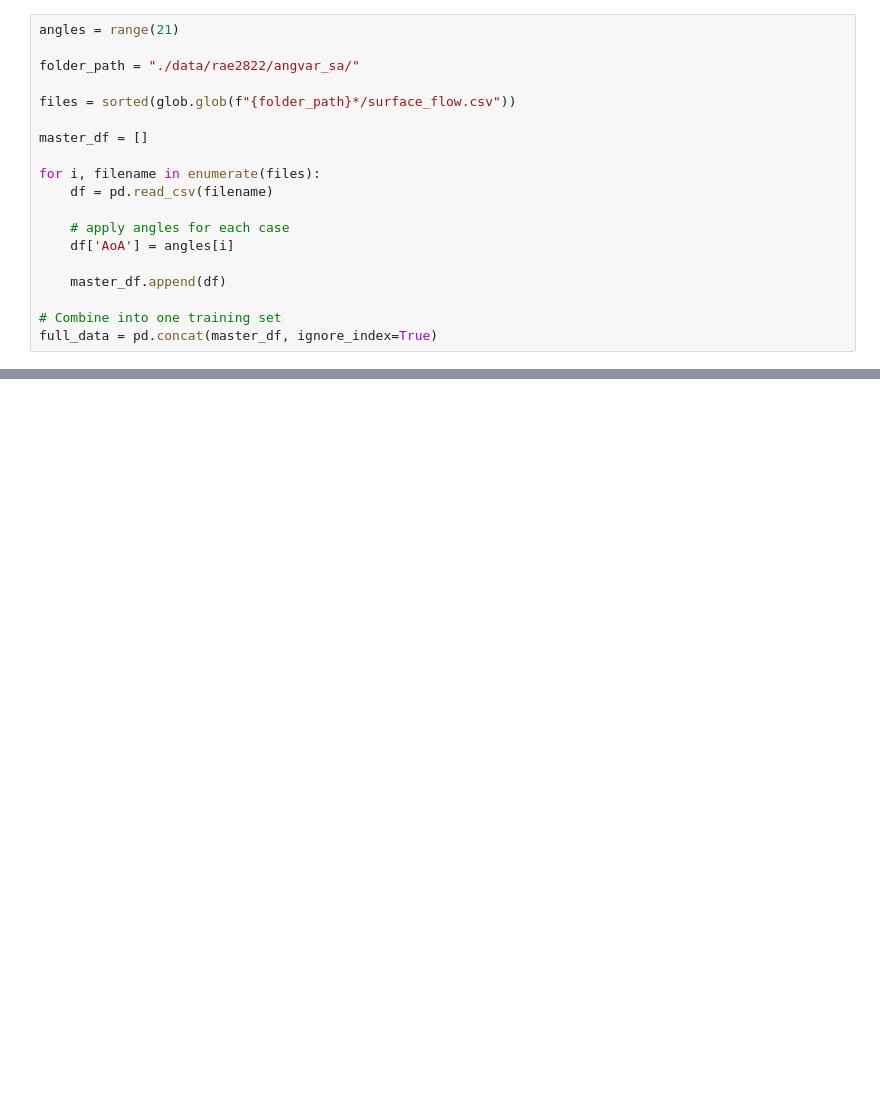
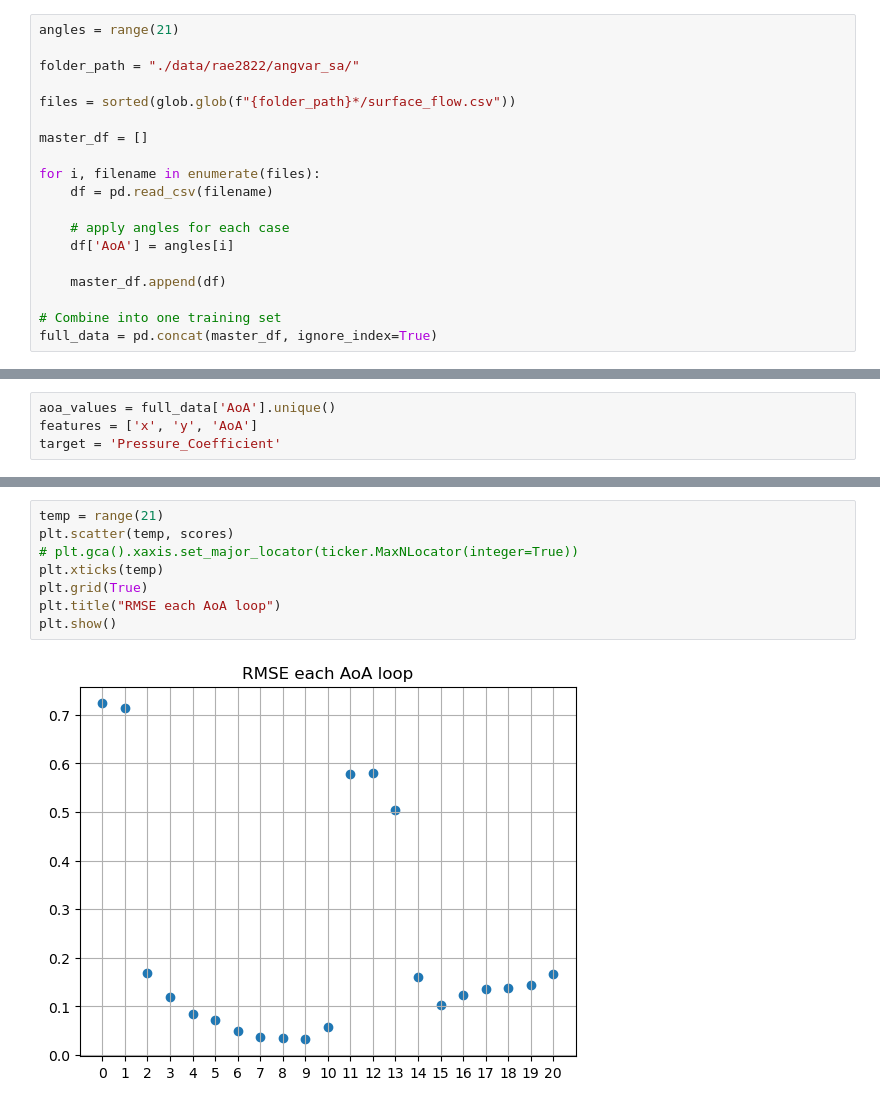
Before and after one commit to ItsKong/CFD-Machine-learning, a Jupyter notebook: Rae2822-Model.ipynb, the cells around one changed output, grey strips where cells are left out. Drawn from its saved outputs; the diff is of its cells as text; blank space fills up the shorter version.

```diff
--- a/Rae2822-Model.ipynb
+++ b/Rae2822-Model.ipynb
@@ -50,3 +69,7 @@ Total rows: 4032
+# %%
+aoa_values = full_data['AoA'].unique()
+features = ['x', 'y', 'AoA']
+target = 'Pressure_Coefficient'
 # %%
 # Train test split Leave-one-out
 # We only have 4000 row of data
@@ -150,0 +105,10 @@ plt.show()
+# %%
+temp = range(21)
+plt.scatter(temp, scores)
+# plt.gca().xaxis.set_major_locator(ticker.MaxNLocator(integer=True))
+plt.xticks(temp)
+plt.grid(True)
+plt.title("RMSE each AoA loop")
+plt.show()
+# %% [output]
+[figure, added]
```
Also changed, not shown: parts of 14 cells of this notebook, 3 other files.
